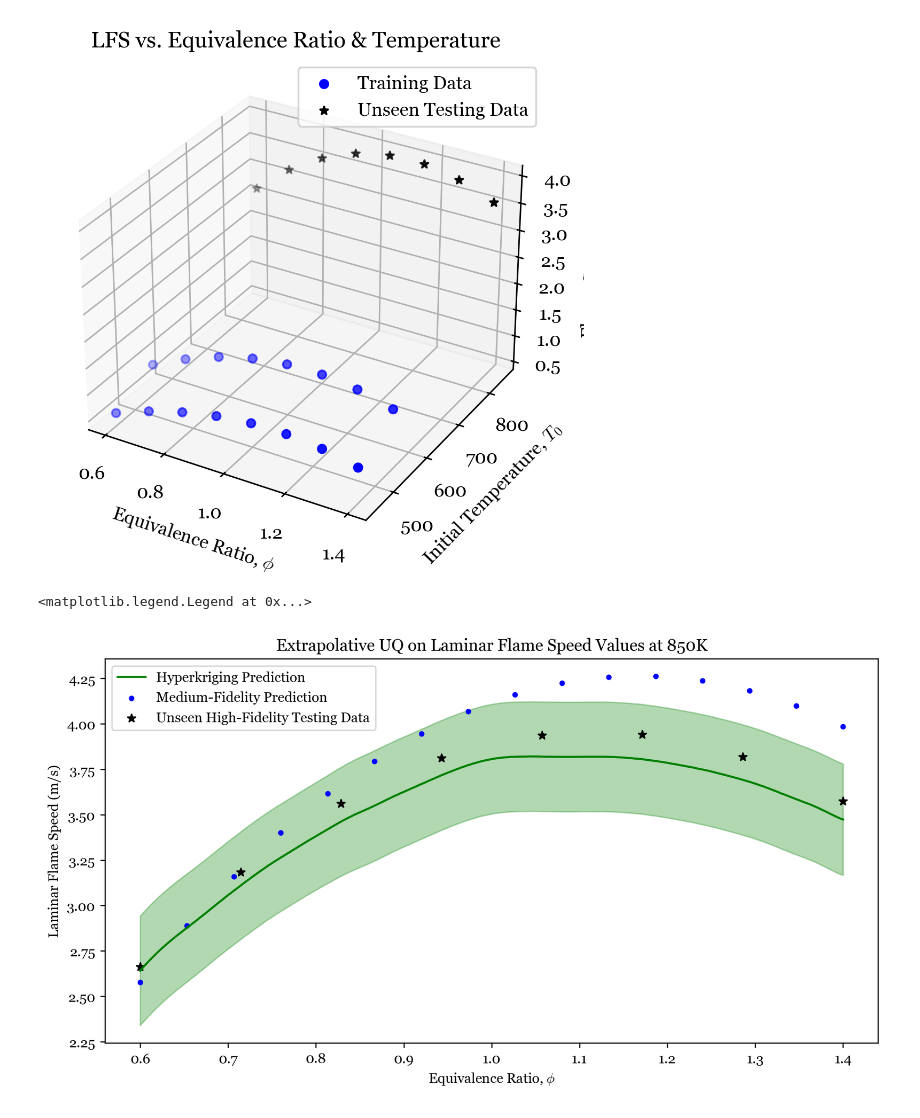
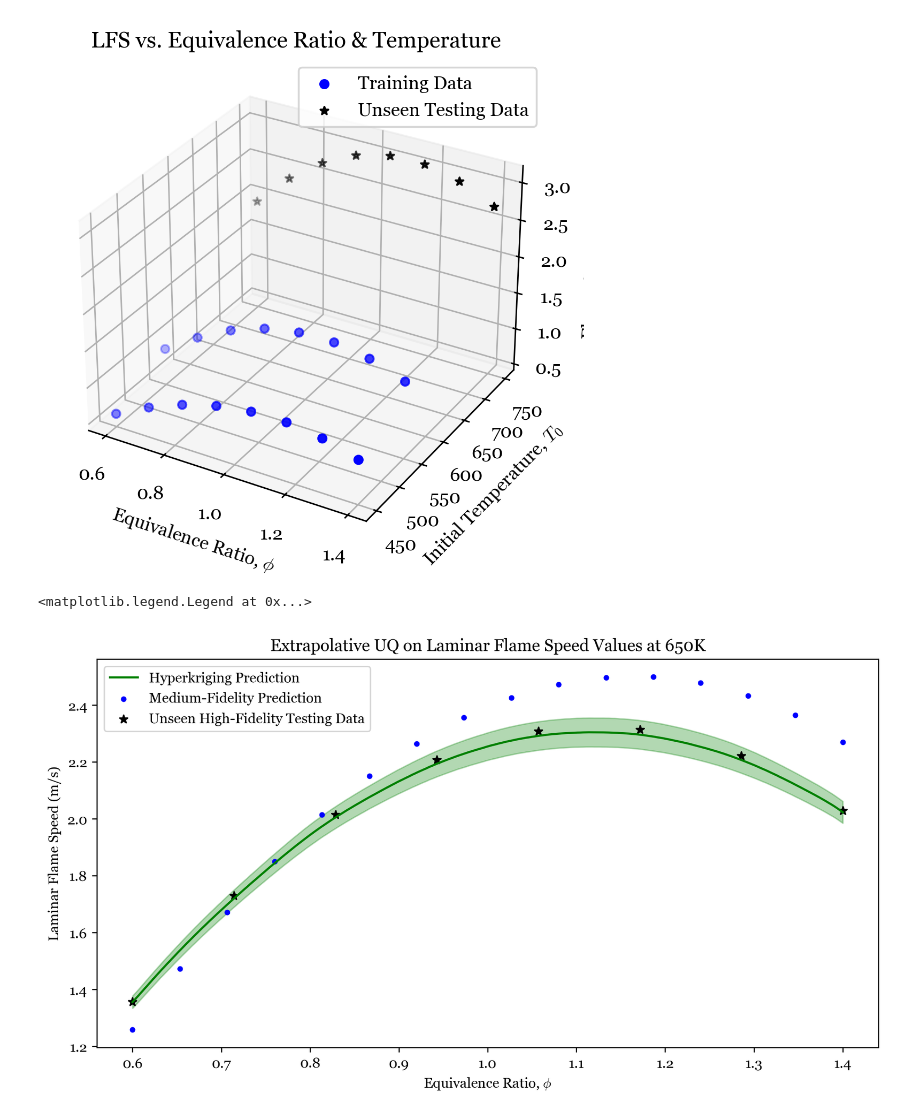
Before and after one commit to atticusdrex/AFRL2025, a Jupyter notebook: DemoNotebook.ipynb, the cells around one changed output. Saved outputs shown, nothing was run; the diff lists cells and outputs as text; code cells hidden in the pictures.

Commit message:
Updating with corrected error bounds

```diff
--- a/DemoNotebook.ipynb
+++ b/DemoNotebook.ipynb
@@ -9,7 +9,7 @@ plt.rcParams.update({
 })
 
 # Making some testing data (edit this to test at different temps)
-test_temp = 850
+test_temp = 650
 Xtest = np.linspace(0.6, 1.4, 250).reshape(-1,1)
 Xtest = np.hstack(
     (Xtest, np.ones((Xtest.shape[0], 1))*test_temp)
@@ -88,7 +88,7 @@ ax.legend()
 plt.title('LFS vs. Equivalence Ratio & Temperature ')
 plt.savefig('HFData.png')
 # %% [output]
-[figure, old version]
+[figure, new version]
 # %%
 # Instantiating the Hyperkriging model
 model  = Hyperkriging(
@@ -113,27 +115,31 @@ model.optimize(4, params_to_optimize = ['k_param'], lr = 1e-1, epochs = 5000, be
 # %%
 # Making the Hyperkriging predictions at the testing data
 mean, cov = model.predict(Xtest, 4)
-conf = 2 * np.sqrt(np.diag(cov))
+
+# Exponentiating the uncertainty bounds
+e_mean = jnp.exp(mean.ravel() + 0.5 * jnp.diag(cov)).ravel()
+e_cov = (jnp.exp(jnp.diag(cov)) - 1)*jnp.exp(2*mean.ravel() + jnp.diag(cov))
+e_conf = 2 * jnp.sqrt(e_cov) # 95% confidence interval
 # %%
 plt.figure(figsize=(10,5),dpi = 250)
 
 # Plotting the Hyperkriging predictions with uncertainty estimates
-plt.plot(scaler.inverse_transform(Xtest)[:,0], jnp.exp(mean).ravel(), color = 'green', label = 'Hyperkriging Prediction')
-plt.fill_between(scaler.inverse_transform(Xtest)[:,0], jnp.exp(mean).ravel()-conf, jnp.exp(mean).ravel() + conf, color = 'green', alpha = 0.3)
+plt.plot(scaler.inverse_transform(Xtest)[:,0], e_mean, color = 'green', label = 'Hyperkriging Prediction')
+plt.fill_between(scaler.inverse_transform(Xtest)[:,0], e_mean-e_conf, e_mean + e_conf, color = 'green', alpha = 0.3)
 
 # Plotting the Fidelity-3 training data for comparison
 inds = (scaler.inverse_transform(data_dict[3]['X'])[:,1] == test_temp)
 Xsim, Ysim = data_dict[3]['X'][inds,:], data_dict[3]['Y'][inds]
 plt.scatter(scaler.inverse_transform(Xsim)[:,0], jnp.exp(Ysim), marker = '.', color = 'blue', label = 'Medium-Fidelity Prediction')
 
 # Plotting the unseen high-fidelity testing data
 plt.scatter(Xtrue[:,0], jnp.exp(Ytrue), marker = '*', color = 'black', label = "Unseen High-Fidelity Testing Data")
 
 # Plot labeling
 plt.title("Extrapolative UQ on Laminar Flame Speed Values at %dK" % (test_temp))
 plt.xlabel("Equivalence Ratio, $\phi$")
 plt.ylabel("Laminar Flame Speed (m/s)")
 plt.legend()
 # %% [output]
 <matplotlib.legend.Legend at 0x...>
-[figure, old version]
+[figure, new version]
```
Also changed, not shown: parts of 1 cell of this notebook, 1 other file.
